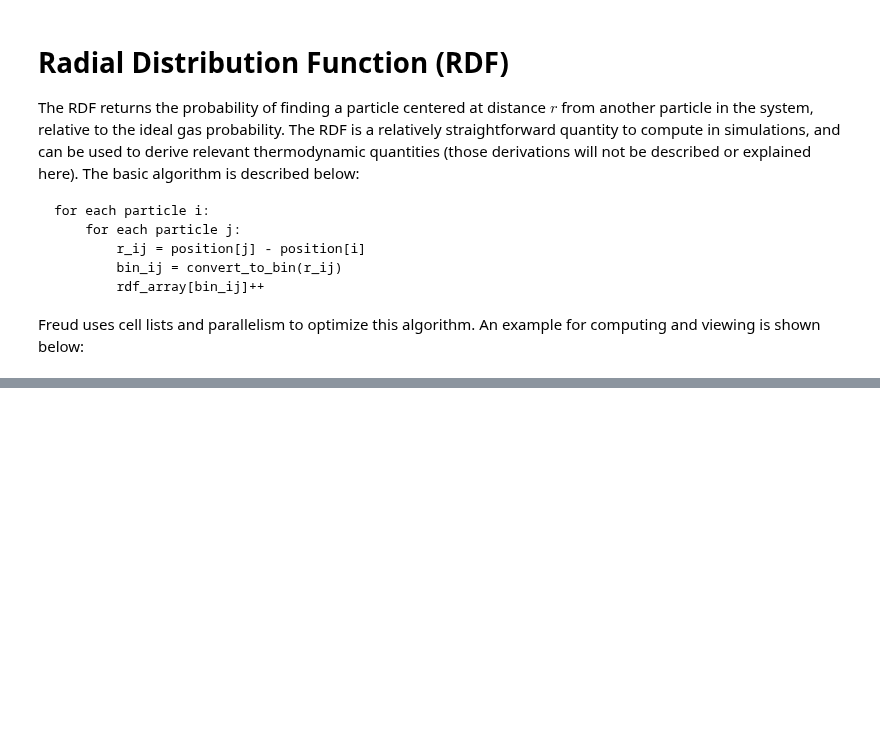
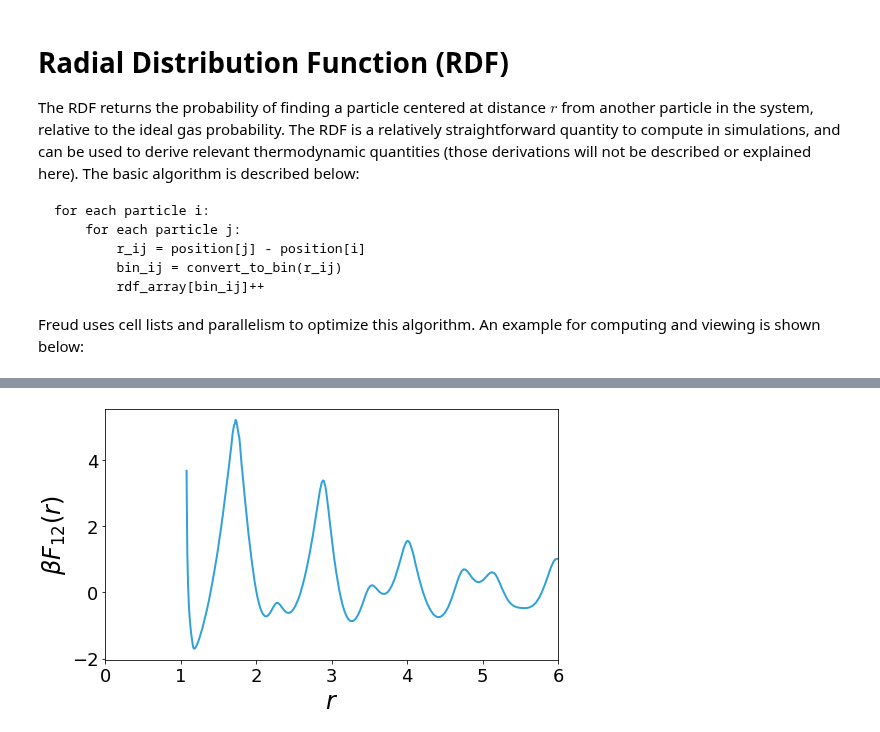
Before and after one commit to glotzerlab/freud-examples, a Jupyter notebook: AIChE RDF.ipynb, the cells around one changed output, grey strips where cells are left out. Cells and saved outputs as stored; diff of their text form; code cells hidden in the pictures; blank space fills up the shorter version.

```diff
--- a/AIChE RDF.ipynb
+++ b/AIChE RDF.ipynb
@@ -169,0 +190,13 @@ speed of calc: 38.06750296585027 (frames/sec)
+# %%
+pyplot.figure(figsize=(8, 5))
+# pyplot.title("RDF - Avg Frames")
+pyplot.plot(r, -np.log(y))
+pyplot.xlabel(r"$r$")
+pyplot.ylabel(r"$\beta F_{12}\left(r\right)$")
+pyplot.xlim(0,6)
+# pyplot.ylim(0,6)
+pyplot.tight_layout()
+pyplot.savefig("/Users/harperic/Downloads/PMF.png", dpi=300)
+pyplot.show()
+# %% [output]
+[figure, added]
```
Also changed, not shown: parts of 4 cells of this notebook, 2 other files.
